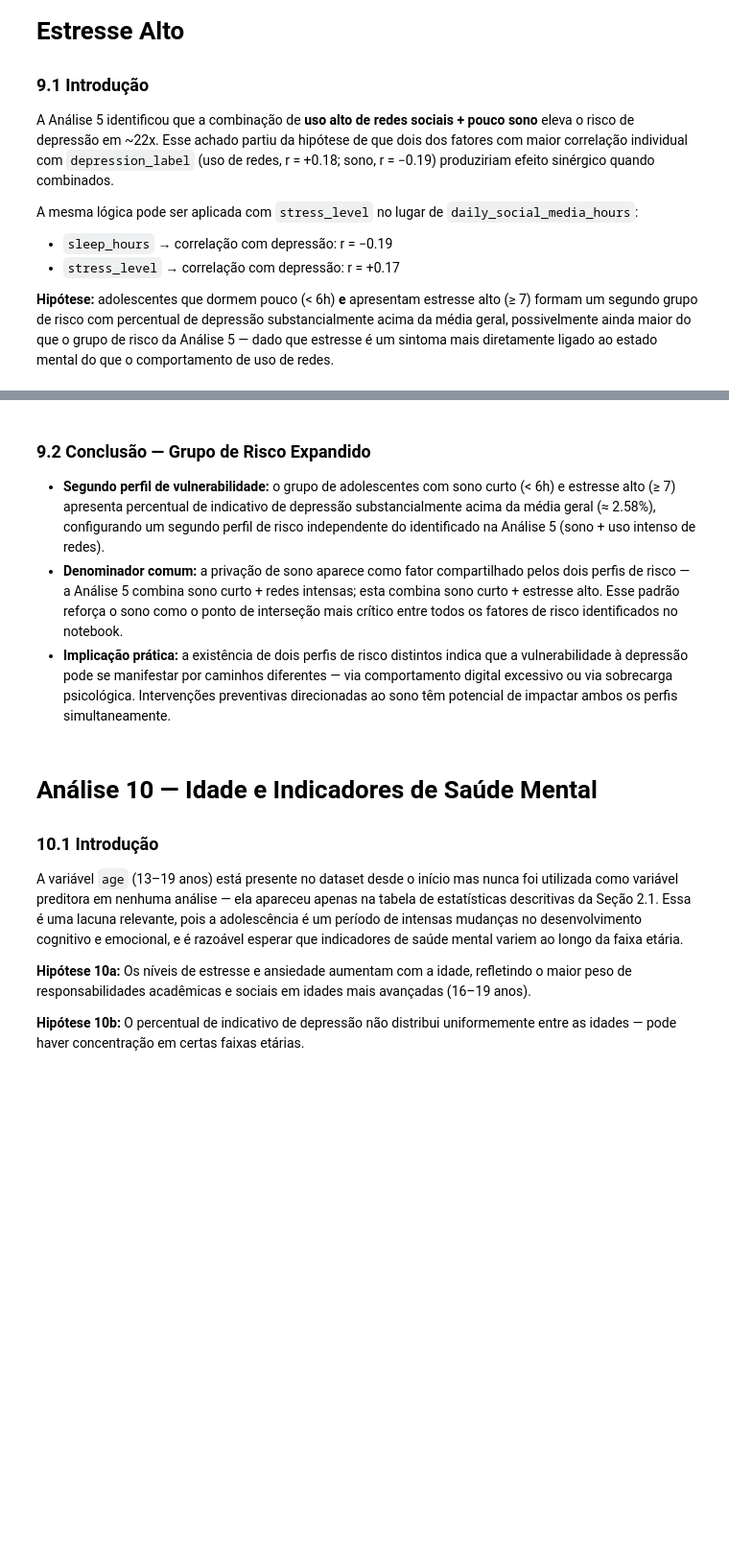
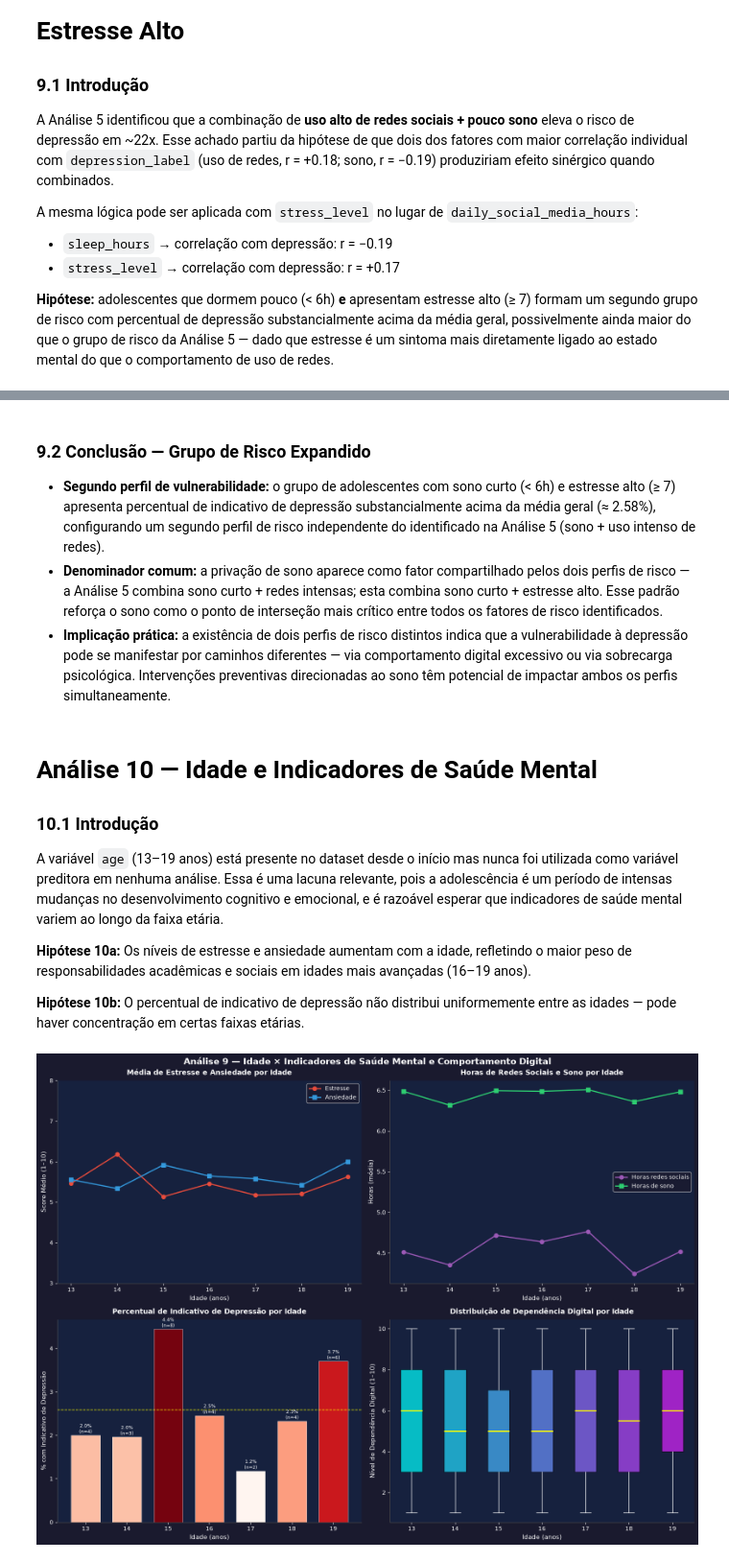
Before and after one commit to FelipeNoglidi/Estatistica_Analise_Estrutural_Saude_Mental, a Jupyter notebook: Trabalho_Estatistica.ipynb, the cells around one changed output, grey strips where cells are left out. Shown at 96% size. Saved outputs shown, nothing was run; the diff lists cells and outputs as text; code cells hidden in the pictures; blank space fills up the shorter version.

```diff
--- a/Trabalho_Estatistica.ipynb
+++ b/Trabalho_Estatistica.ipynb
@@ -1488,13 +1505,13 @@ plt.show()
 ### 9.2 Conclusão — Grupo de Risco Expandido
 
 * **Segundo perfil de vulnerabilidade:** o grupo de adolescentes com sono curto (< 6h) e estresse alto (≥ 7) apresenta percentual de indicativo de depressão substancialmente acima da média geral (≈ 2.58%), configurando um segundo perfil de risco independente do identificado na Análise 5 (sono + uso intenso de redes).
-* **Denominador comum:** a privação de sono aparece como fator compartilhado pelos dois perfis de risco — a Análise 5 combina sono curto + redes intensas; esta combina sono curto + estresse alto. Esse padrão reforça o sono como o ponto de interseção mais crítico entre todos os fatores de risco identificados no notebook.
+* **Denominador comum:** a privação de sono aparece como fator compartilhado pelos dois perfis de risco — a Análise 5 combina sono curto + redes intensas; esta combina sono curto + estresse alto. Esse padrão reforça o sono como o ponto de interseção mais crítico entre todos os fatores de risco identificados.
 * **Implicação prática:** a existência de dois perfis de risco distintos indica que a vulnerabilidade à depressão pode se manifestar por caminhos diferentes — via comportamento digital excessivo ou via sobrecarga psicológica. Intervenções preventivas direcionadas ao sono têm potencial de impactar ambos os perfis simultaneamente.
 # %% [markdown]
 # Análise 10 — Idade e Indicadores de Saúde Mental
 
 ### 10.1 Introdução
-A variável `age` (13–19 anos) está presente no dataset desde o início mas nunca foi utilizada como variável preditora em nenhuma análise — ela apareceu apenas na tabela de estatísticas descritivas da Seção 2.1. Essa é uma lacuna relevante, pois a adolescência é um período de intensas mudanças no desenvolvimento cognitivo e emocional, e é razoável esperar que indicadores de saúde mental variem ao longo da faixa etária.
+A variável `age` (13–19 anos) está presente no dataset desde o início mas nunca foi utilizada como variável preditora em nenhuma análise. Essa é uma lacuna relevante, pois a adolescência é um período de intensas mudanças no desenvolvimento cognitivo e emocional, e é razoável esperar que indicadores de saúde mental variem ao longo da faixa etária.
 
 **Hipótese 10a:** Os níveis de estresse e ansiedade aumentam com a idade, refletindo o maior peso de responsabilidades acadêmicas e sociais em idades mais avançadas (16–19 anos).
 
@@ -1567,45 +1584,36 @@ for bar, row in zip(bars_dep, dep_por_idade.itertuples()):
         axes[1,0].text(bar.get_x() + bar.get_width()/2, bar.get_height() + 0.05,
                        f'{row.perc:.1f}%\n(n={int(row.sum)})', ha='center', fontsize=8, color='white')
 
 # ── Gráfico 4: Boxplot de Addiction Level por Idade ──
 dados_box_age = [df[df['age'] == a]['addiction_level'].values for a in idades]
-bp = axes[1,1].boxplot(dados_box_age, labels=idades, patch_artist=True,
+bp = axes[1,1].boxplot(dados_box_age, tick_labels=idades, patch_artist=True,
                         medianprops=dict(color='yellow', linewidth=2),
                         whiskerprops=dict(color='white'), capprops=dict(color='white'),
                         flierprops=dict(marker='o', markerfacecolor='gray', markersize=3, alpha=0.4))
 cmap_box = plt.cm.cool
 for i, patch in enumerate(bp['boxes']):
     patch.set_facecolor(cmap_box(i / len(idades)))
     patch.set_alpha(0.7)
 axes[1,1].set_title('Distribuição de Dependência Digital por Idade', fontsize=12, fontweight='bold', color='white', pad=10)
 axes[1,1].set_xlabel('Idade (anos)', color='white', fontsize=11)
 axes[1,1].set_ylabel('Nível de Dependência Digital (1–10)', color='white', fontsize=11)
 axes[1,1].tick_params(colors='white')
 axes[1,1].spines[['top', 'right']].set_visible(False)
 for spine in ['left', 'bottom']:
     axes[1,1].spines[spine].set_color('#555')
 
 plt.suptitle('Análise 9 — Idade × Indicadores de Saúde Mental e Comportamento Digital', fontsize=15, fontweight='bold', color='white')
 plt.tight_layout()
 plt.show()
 
 # Correlações formais com idade
 r_age_stress, p_as = stats.pearsonr(df['age'], df['stress_level'])
 r_age_anx, p_aa = stats.pearsonr(df['age'], df['anxiety_level'])
 r_age_add, p_aad = stats.pearsonr(df['age'], df['addiction_level'])
 r_age_sm, p_asm = stats.pearsonr(df['age'], df['daily_social_media_hours'])
 r_age_dep, p_adep = stats.pearsonr(df['age'], df['depression_label'])
-
-print("Correlações de Pearson — Idade vs. indicadores:")
-for nome, r, p in [
-    ('Estresse', r_age_stress, p_as),
-    ('Ansiedade', r_age_anx, p_aa),
-    ('Dependência Digital', r_age_add, p_aad),
-    ('Horas Redes Sociais', r_age_sm, p_asm),
-    ('Depressão (label)', r_age_dep, p_adep)
-]:
-    sig = '✓ significativo' if p < 0.05 else '✗ não significativo'
-    print(f"  Idade ↔ {nome}: r = {r:.4f}, p = {p:.4f}  ({sig})")
+# %% [output]
+[figure, added]
 # %% [markdown]
 ### 10.2 Conclusão — Idade × Saúde Mental
 
```
Also changed, not shown: parts of 12 cells of this notebook.
